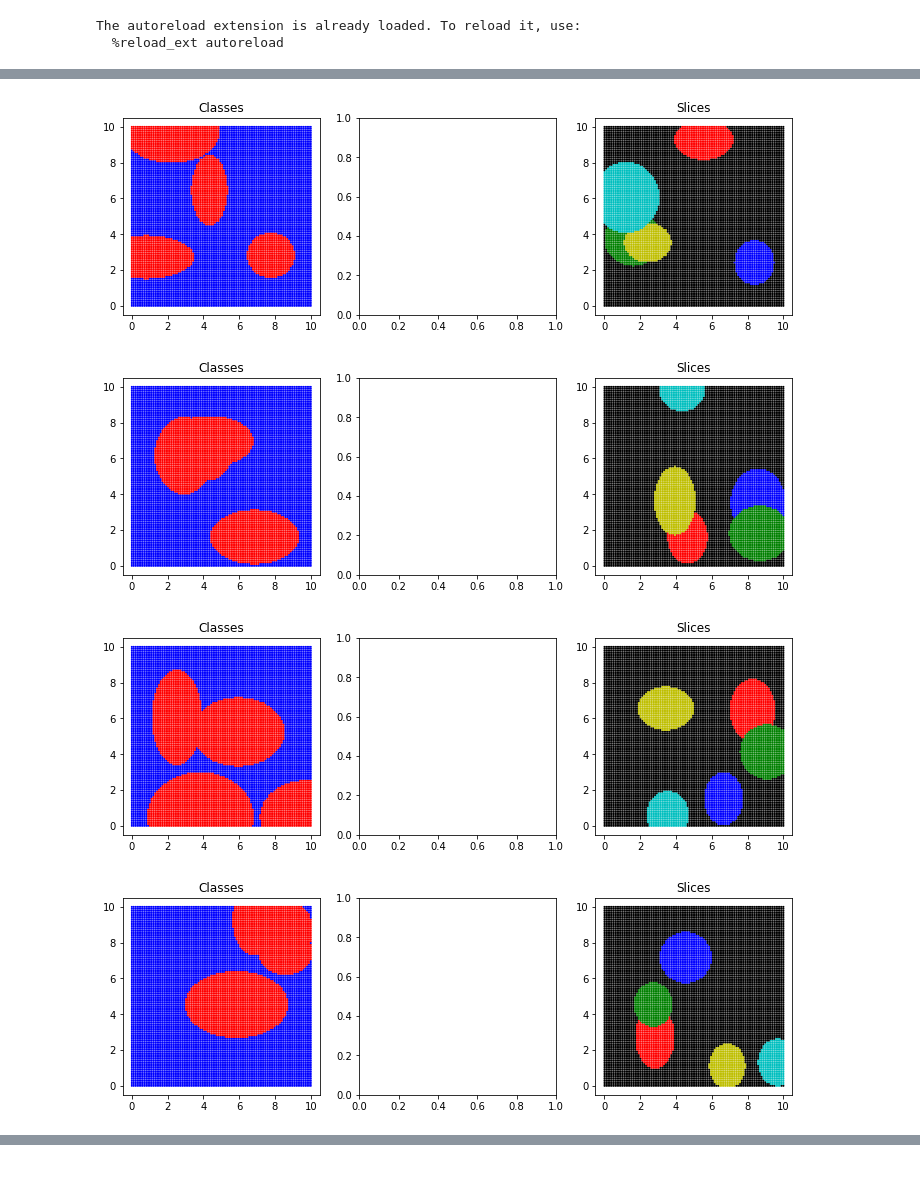
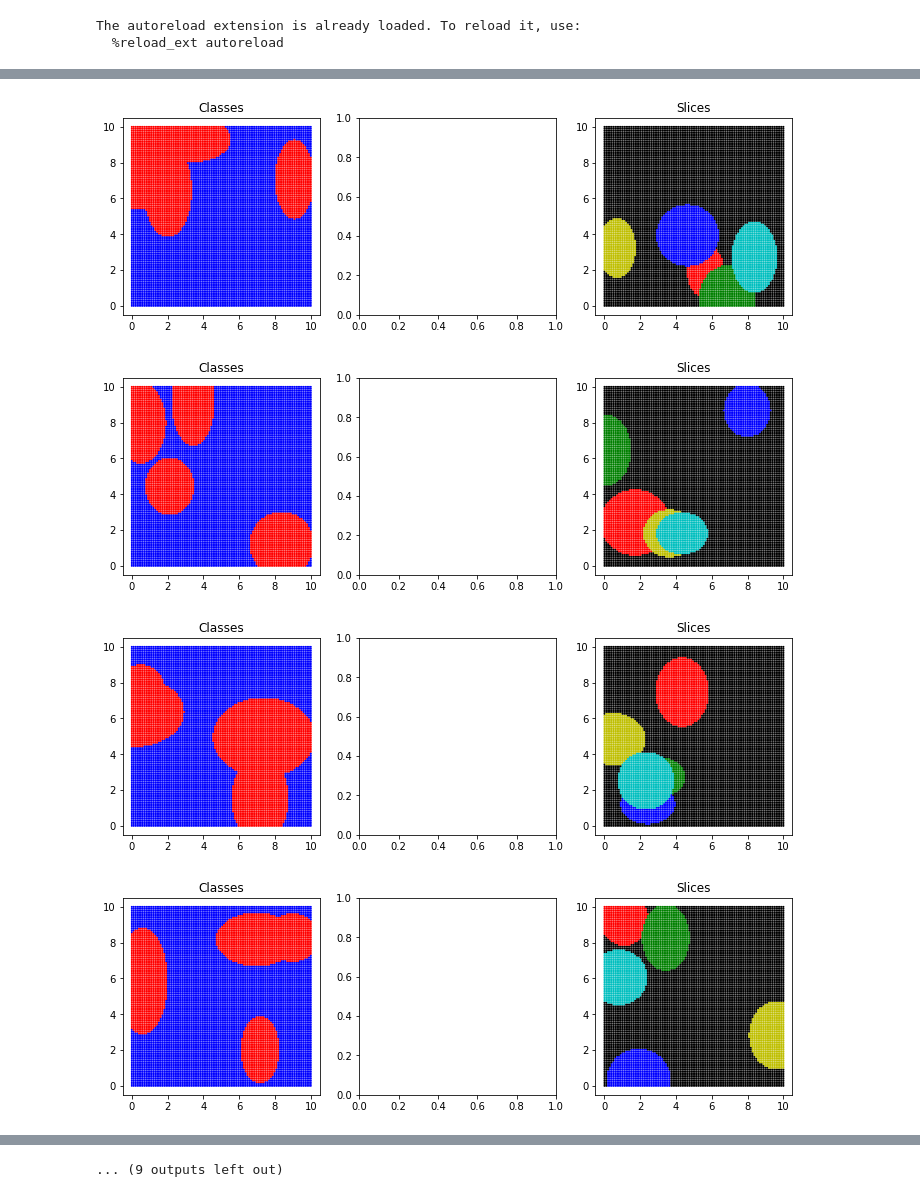
Before and after one commit to tsy935/metal, a Jupyter notebook: metal/contrib/slicing/synthetics/geometric-testing.ipynb, the cells around one changed output, grey strips where cells are left out. Drawn from its saved outputs; the diff is of its cells as text; code cells hidden in the pictures.

```diff
--- a/metal/contrib/slicing/synthetics/geometric-testing.ipynb
+++ b/metal/contrib/slicing/synthetics/geometric-testing.ipynb
@@ -73,11 +73,12 @@ model_configs = {
     "SM": sm_config,
 }
 
-NUM_TRIALS = 5
+NUM_TRIALS = 20
 NUM_SLICES = 5
 K = 2
 M = 20
 N = 10000
+salt = 42  # A base to add to trial number to set a unique seed for each trial
 
 
 history = defaultdict(list)
@@ -87,7 +88,9 @@ for trial in range(NUM_TRIALS):
     Z_kwargs = {'num_slices': NUM_SLICES}
     L, X, Y, Z, targeting_lfs_idx = generate_dataset(K, M, N,
                                                      Z_kwargs=Z_kwargs,
-                                                     return_targeting_lfs=True)
+                                                     return_targeting_lfs=True,
+                                                     seed=(salt + trial))
+
     Ls, Xs, Ys, Zs = split_data(L, X, Y, Z, splits=[0.5, 0.25, 0.25], shuffle=True)
 
     for model_name, model_config in model_configs.items():
@@ -147,4 +149,4 @@ Wall time: 2min 34s
-[figure, old version]
+[figure, new version]
-[figure, old version]
+[figure, new version]
-[figure, old version]
+[figure, new version]
-[figure, old version]
+[figure, new version]
@@ -150,0 +159 @@ Wall time: 2min 34s
+... (9 outputs left out)
```
Also changed, not shown: parts of 3 cells of this notebook, 1 other file.
